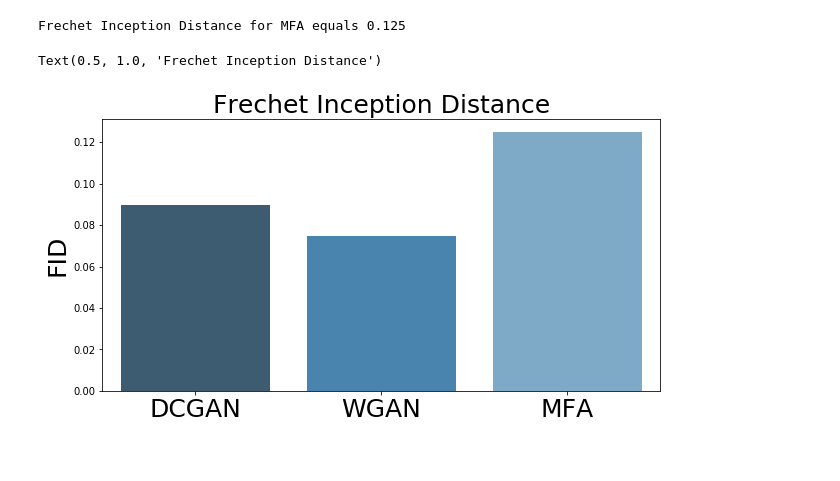
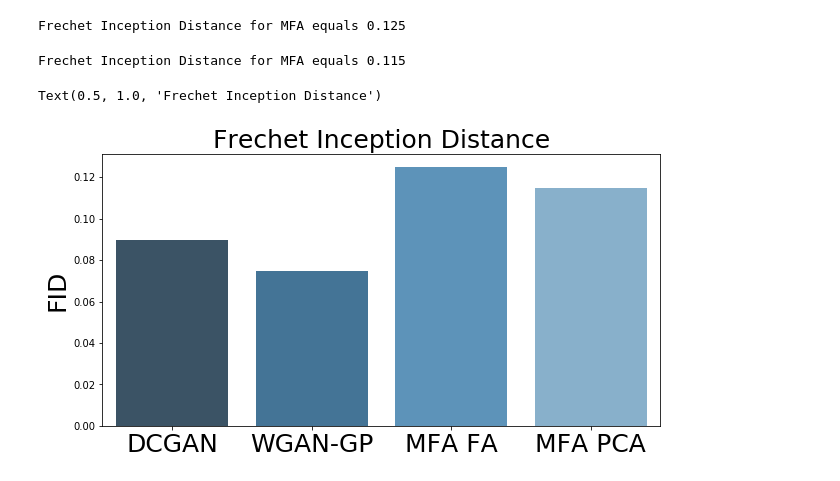
Before and after one commit to KonstantinPakulev/OnGansAndGMMs, a Jupyter notebook: notebooks/IS_FID_scores.ipynb, the cells around one changed output. Cells and saved outputs as stored; diff of their text form; code cells hidden in the pictures.

```diff
--- a/notebooks/IS_FID_scores.ipynb
+++ b/notebooks/IS_FID_scores.ipynb
@@ -185,3 +194,9 @@ images_set_MFA = MFADataset(fa_samples,transform=transform)
+# %%
+ppca_samples = ppca_gmm_model.draw_samples(num_test, False)
+# %%
+ppca_samples = torch.Tensor(ppca_samples.reshape(num_test,3,64,64))
+# %%
+images_set_MFA_PCA = MFADataset(ppca_samples,transform=transform)
 # %% [markdown]
 ## Calculate IS score
 # %%
@@ -237,18 +258,24 @@ FID_MFA = Frеchet_Inception_Distance(images_set_celeba,images_set_MFA, predicto
 print('Frеchet Inception Distance for MFA equals %.3f' % (FID_MFA))
 # %% [output]
 Frеchet Inception Distance for MFA equals 0.125
+# %%
+FID_MFA_PCA = Frеchet_Inception_Distance(images_set_celeba,images_set_MFA_PCA, predictor)
+# %%
+print('Frеchet Inception Distance for MFA equals %.3f' % (FID_MFA_PCA))
+# %% [output]
+Frеchet Inception Distance for MFA equals 0.115
 # %%
 import seaborn as sns
 import pandas as pd
 
-bars = [FID_DCGAN, FID_WGAN, FID_MFA]
+bars = [FID_DCGAN, FID_WGAN, FID_MFA, FID_MFA_PCA]
 
 plt.figure(figsize=(10,5))
 ax = sns.barplot(x=pd.Series(range(len(bars))),y=pd.Series(bars), palette="Blues_d")
 
-ax.set_xticklabels(['DCGAN', 'WGAN', 'MFA'],fontdict={'fontsize':25})
+ax.set_xticklabels(['DCGAN', 'WGAN-GP', 'MFA FA', 'MFA PCA'],fontdict={'fontsize':25})
 ax.set_ylabel('FID',fontsize=25)
 ax.set_title('Frеchet Inception Distance',fontsize=25)
 # %% [output]
 Text(0.5, 1.0, 'Frеchet Inception Distance')
-[figure, old version]
+[figure, new version]
```
Also changed, not shown: parts of 8 cells of this notebook.
